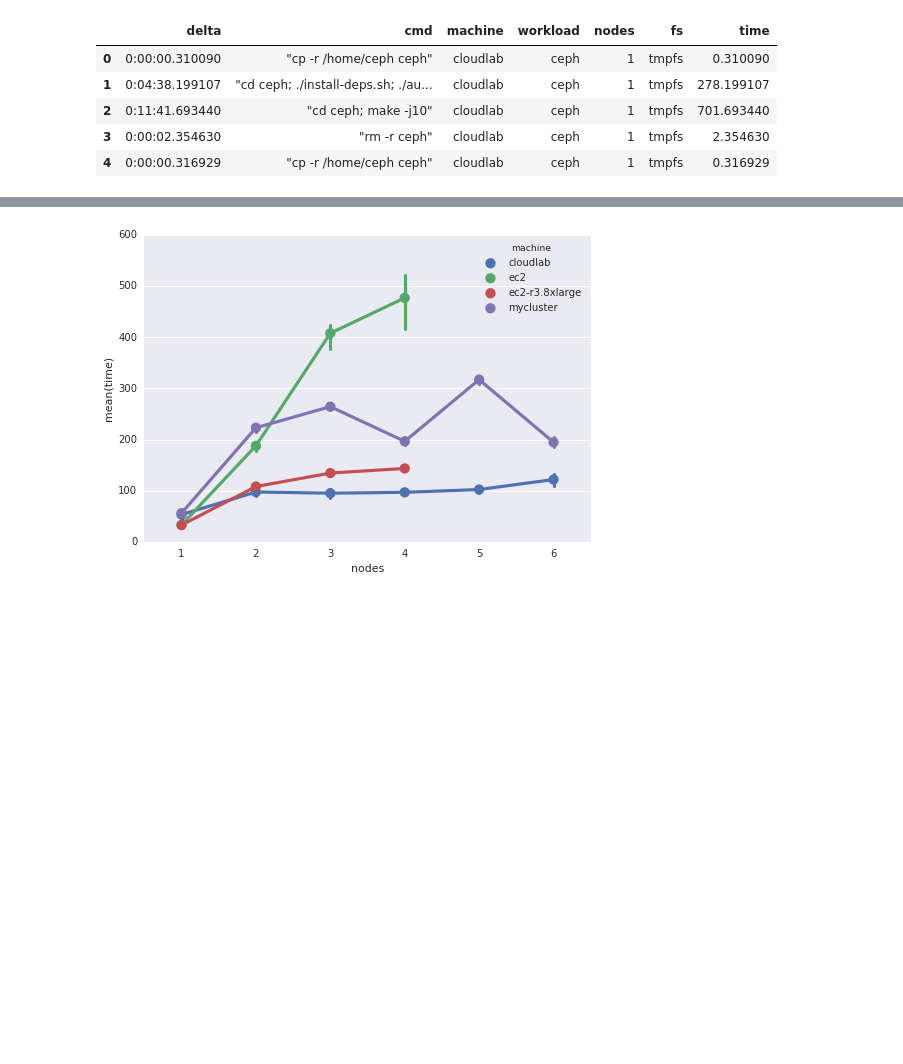
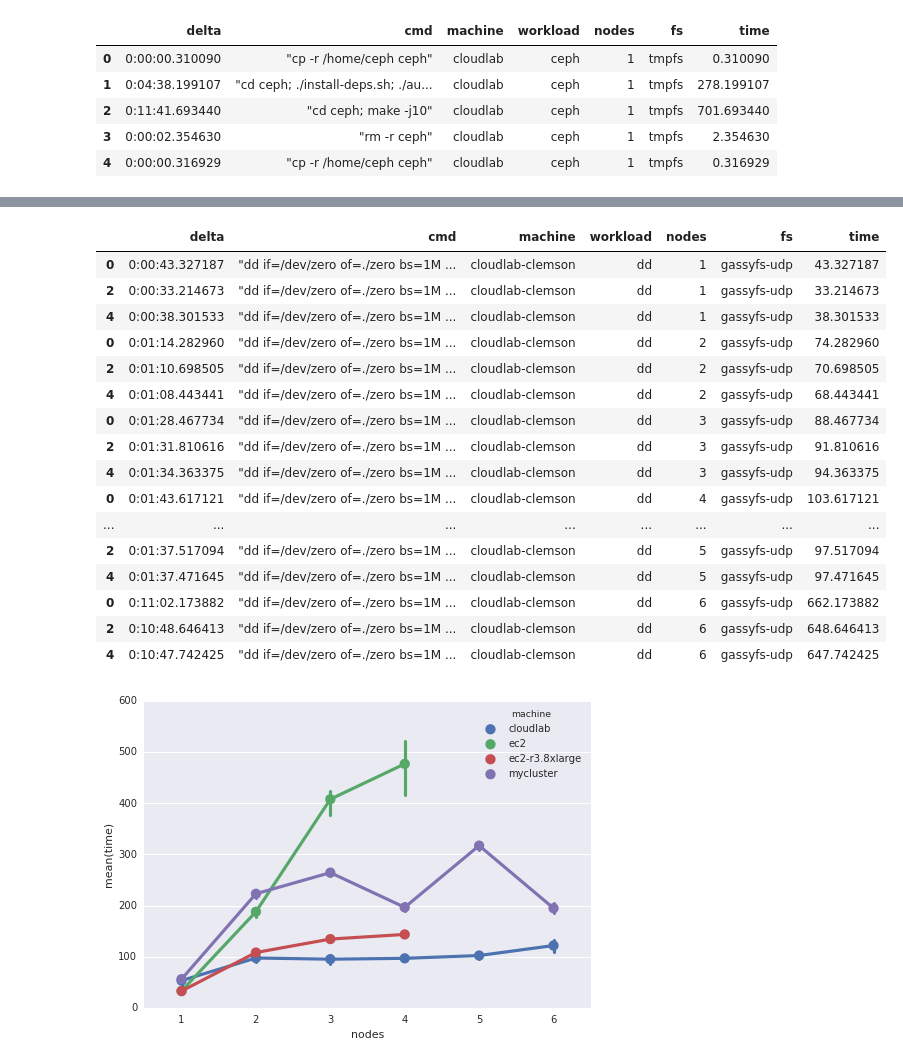
Before and after one commit to systemslab/popper-paper, a Jupyter notebook: experiments/multi-node/visualize.ipynb, the cells around one changed output, grey strips where cells are left out. Drawn from its saved outputs; the diff is of its cells as text; code cells hidden in the pictures; blank space fills up the shorter version.

```diff
--- a/experiments/multi-node/visualize.ipynb
+++ b/experiments/multi-node/visualize.ipynb
@@ -99,3 +101,23 @@ sb_plot = sb.pointplot(x="nodes", y="time", hue="machine", data=dd)
+# %%
+dd[dd['machine'] == 'cloudlab-clemson']
+# %% [output]
+|  | delta | cmd | machine | workload | nodes | fs | time |
+| 0 | 0:00:43.327187 | "dd if=/dev/zero of=./zero bs=1M ... | cloudlab-clemson | dd | 1 | gassyfs-udp | 43.327187 |
+| 2 | 0:00:33.214673 | "dd if=/dev/zero of=./zero bs=1M ... | cloudlab-clemson | dd | 1 | gassyfs-udp | 33.214673 |
+| 4 | 0:00:38.301533 | "dd if=/dev/zero of=./zero bs=1M ... | cloudlab-clemson | dd | 1 | gassyfs-udp | 38.301533 |
+| 0 | 0:01:14.282960 | "dd if=/dev/zero of=./zero bs=1M ... | cloudlab-clemson | dd | 2 | gassyfs-udp | 74.282960 |
+| 2 | 0:01:10.698505 | "dd if=/dev/zero of=./zero bs=1M ... | cloudlab-clemson | dd | 2 | gassyfs-udp | 70.698505 |
+| 4 | 0:01:08.443441 | "dd if=/dev/zero of=./zero bs=1M ... | cloudlab-clemson | dd | 2 | gassyfs-udp | 68.443441 |
+| 0 | 0:01:28.467734 | "dd if=/dev/zero of=./zero bs=1M ... | cloudlab-clemson | dd | 3 | gassyfs-udp | 88.467734 |
+| 2 | 0:01:31.810616 | "dd if=/dev/zero of=./zero bs=1M ... | cloudlab-clemson | dd | 3 | gassyfs-udp | 91.810616 |
+| 4 | 0:01:34.363375 | "dd if=/dev/zero of=./zero bs=1M ... | cloudlab-clemson | dd | 3 | gassyfs-udp | 94.363375 |
+| 0 | 0:01:43.617121 | "dd if=/dev/zero of=./zero bs=1M ... | cloudlab-clemson | dd | 4 | gassyfs-udp | 103.617121 |
+| ... | ... | ... | ... | ... | ... | ... | ... |
+| 2 | 0:01:37.517094 | "dd if=/dev/zero of=./zero bs=1M ... | cloudlab-clemson | dd | 5 | gassyfs-udp | 97.517094 |
+| 4 | 0:01:37.471645 | "dd if=/dev/zero of=./zero bs=1M ... | cloudlab-clemson | dd | 5 | gassyfs-udp | 97.471645 |
+| 0 | 0:11:02.173882 | "dd if=/dev/zero of=./zero bs=1M ... | cloudlab-clemson | dd | 6 | gassyfs-udp | 662.173882 |
+| 2 | 0:10:48.646413 | "dd if=/dev/zero of=./zero bs=1M ... | cloudlab-clemson | dd | 6 | gassyfs-udp | 648.646413 |
+| 4 | 0:10:47.742425 | "dd if=/dev/zero of=./zero bs=1M ... | cloudlab-clemson | dd | 6 | gassyfs-udp | 647.742425 |
 # %%
 # 1M
 sb_plot = sb.pointplot(x="nodes", y="time", hue="machine", data=dd)
```
Also changed, not shown: parts of 3 cells of this notebook, 1 other file.
